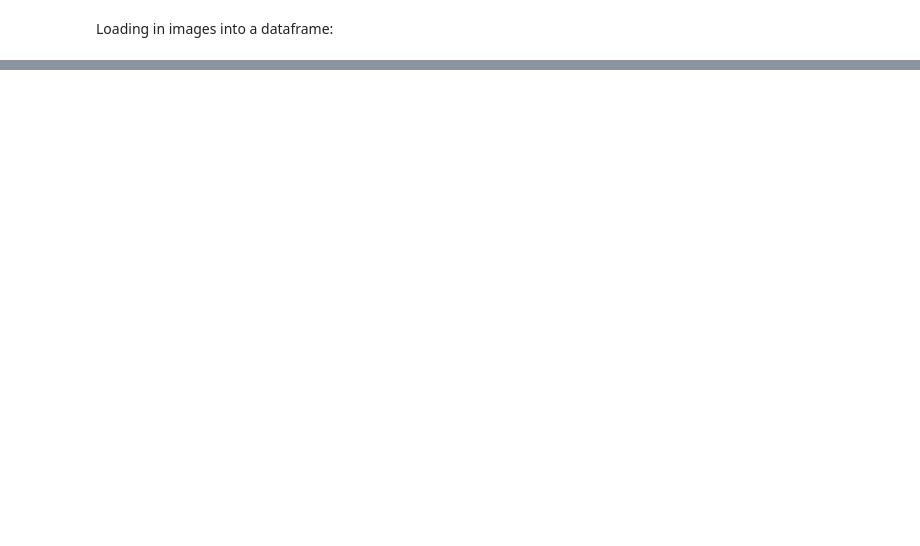
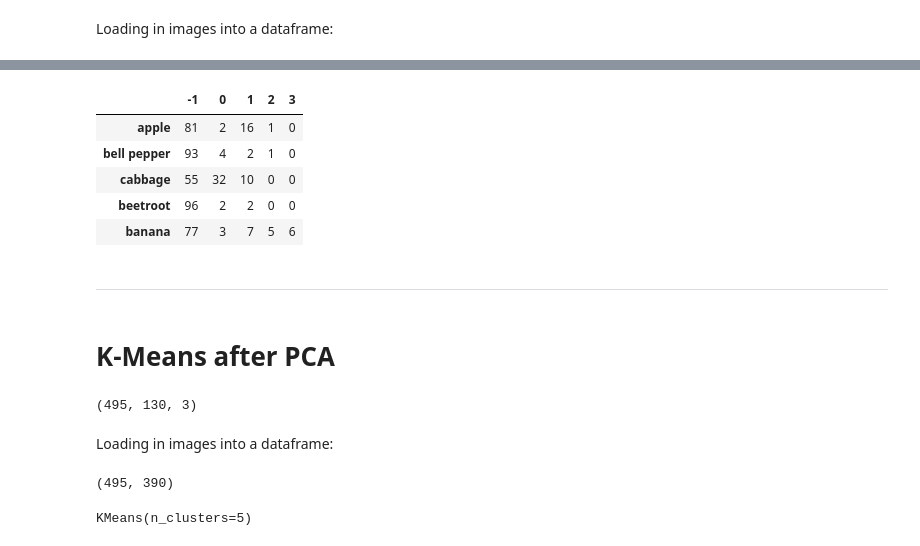
Before and after one commit to PalakshRungta/VeggieTales, a Jupyter notebook: VeggieTales_Notebook.ipynb, the cells around one changed output, grey strips where cells are left out. Cells and saved outputs as stored; diff of their text form; code cells hidden in the pictures; blank space fills up the shorter version.

```diff
--- a/VeggieTales_Notebook.ipynb
+++ b/VeggieTales_Notebook.ipynb
@@ -505,0 +510,3 @@ ValueError: setting an array element with a sequence.
+# %%
+masters_transformed = np.load('./masters_transformed.npy')
+masters_transformed.shape
@@ -505,0 +517,3 @@ ValueError: setting an array element with a sequence.
+# %%
+transformed_flat = masters_transformed.reshape((495, N_reduced_dimensions*3))
+transformed_flat.shape
@@ -505,0 +522,4 @@ ValueError: setting an array element with a sequence.
+# %%
+dbscan = DBSCAN(eps = 201)
+
+dbscan.fit(transformed_flat)
@@ -505,0 +528,3 @@ ValueError: setting an array element with a sequence.
+# %%
+labels = dbscan.labels_
+labels
@@ -505,0 +549,24 @@ ValueError: setting an array element with a sequence.
+# %%
+fruits = ['apple', 'bell pepper', 'cabbage', 'beetroot', 'banana']
+clusters = np.unique(labels)
+
+labels_per_fruit = {fruit : {cluster:0 for cluster in clusters} for fruit in fruits}
+
+for label, image_fp in zip(labels, original_images_order):
+    fruit = image_fp.split('/')[2]
+    labels_per_fruit[fruit][label] += 1
+
+labels_per_fruit = pd.DataFrame.from_dict(labels_per_fruit, orient = 'index')
+
+labels_per_fruit
+# %% [output]
+|  | -1 | 0 | 1 | 2 | 3 |
+| apple | 81 | 2 | 16 | 1 | 0 |
+| bell pepper | 93 | 4 | 2 | 1 | 0 |
+| cabbage | 55 | 32 | 10 | 0 | 0 |
+| beetroot | 96 | 2 | 2 | 0 | 0 |
+| banana | 77 | 3 | 7 | 5 | 6 |
+# %% [markdown]
+---
+# %% [markdown]
+# K-Means after PCA
@@ -505,0 +575,18 @@ ValueError: setting an array element with a sequence.
+# %%
+masters_transformed = np.load('./masters_transformed.npy')
+masters_transformed.shape
+# %% [output]
+(495, 130, 3)
+# %% [markdown]
+Loading in images into a dataframe:
+# %%
+transformed_flat = masters_transformed.reshape((495, N_reduced_dimensions*3))
+transformed_flat.shape
+# %% [output]
+(495, 390)
+# %%
+kmeans = KMeans(n_clusters = 5)
+
+kmeans.fit(transformed_flat)
+# %% [output]
+KMeans(n_clusters=5)
```
Also changed, not shown: parts of 31 cells of this notebook, 7 other files.
